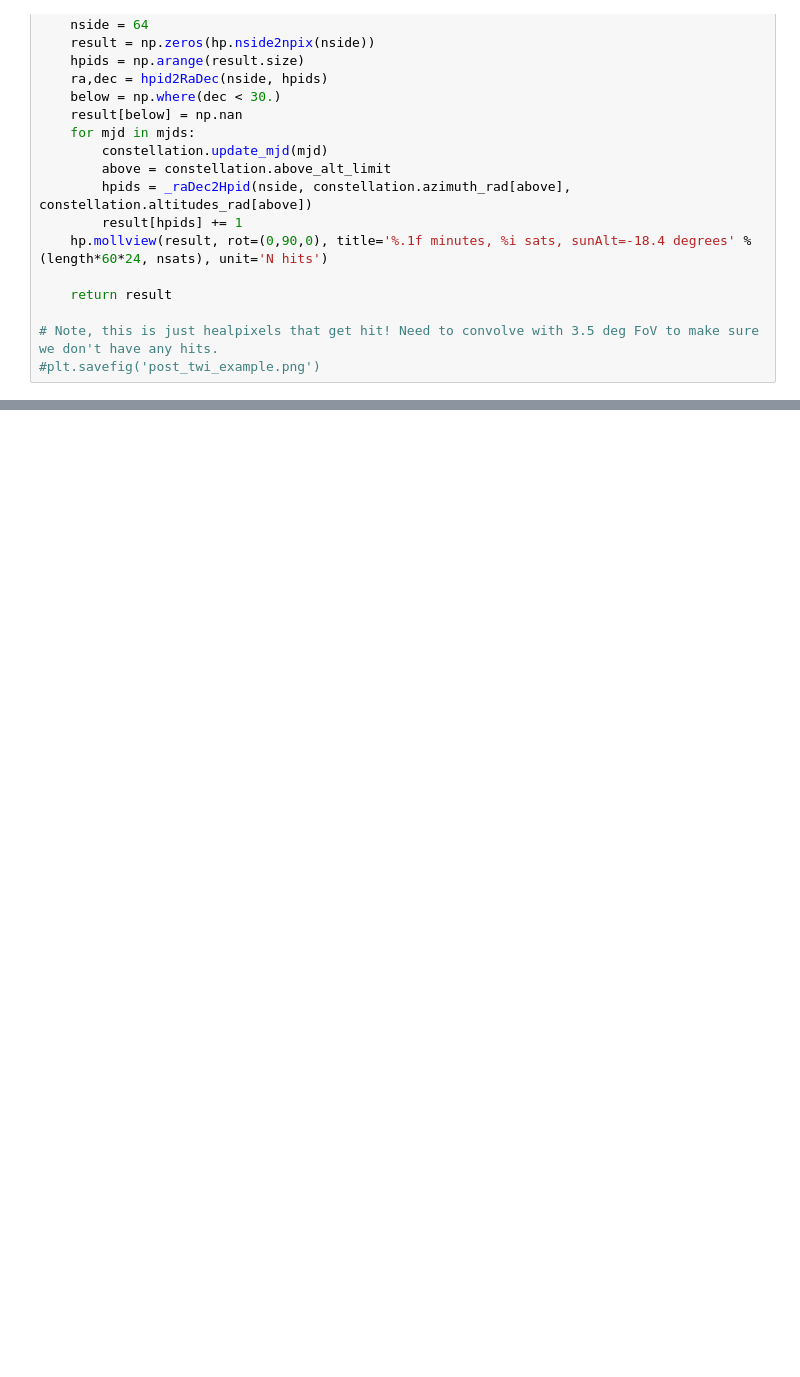
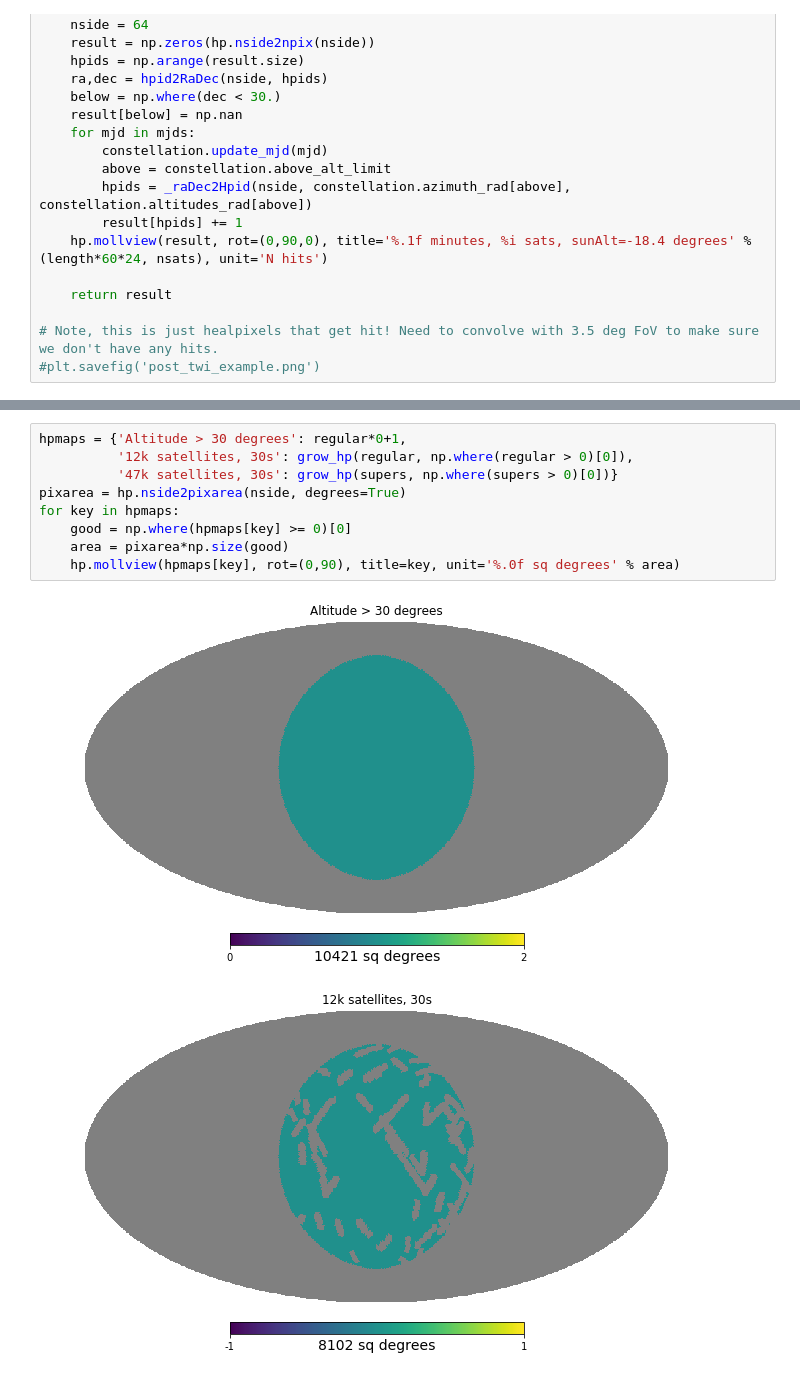
Before and after one commit to yoachim/satellite_collisions, a Jupyter notebook: around_twi_heal.ipynb, the cells around one changed output, grey strips where cells are left out. Drawn from its saved outputs; the diff is of its cells as text; blank space fills up the shorter version.

```diff
--- a/around_twi_heal.ipynb
+++ b/around_twi_heal.ipynb
@@ -59,0 +60,12 @@ WARNING: ErfaWarning: ERFA function "d2dtf" yielded 1 of "dubious year (Note 5)"
+# %%
+hpmaps = {'Altitude > 30 degrees': regular*0+1,
+          '12k satellites, 30s': grow_hp(regular, np.where(regular > 0)[0]),
+          '47k satellites, 30s': grow_hp(supers, np.where(supers > 0)[0])}
+pixarea = hp.nside2pixarea(nside, degrees=True)
+for key in hpmaps:
+    good = np.where(hpmaps[key] >= 0)[0]
+    area = pixarea*np.size(good)
+    hp.mollview(hpmaps[key], rot=(0,90), title=key, unit='%.0f sq degrees' % area)
+# %% [output]
+[figure, added]
+[figure, added]
```
Also changed, not shown: parts of 9 cells of this notebook, 1 other file.
